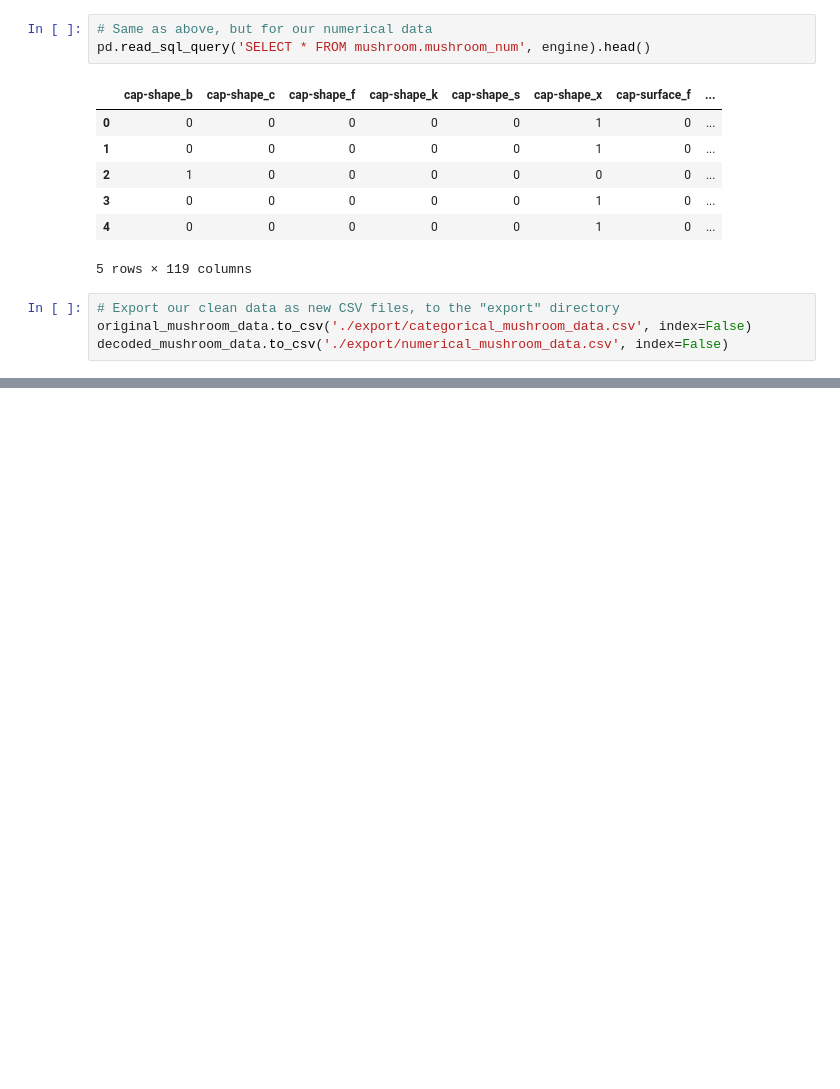
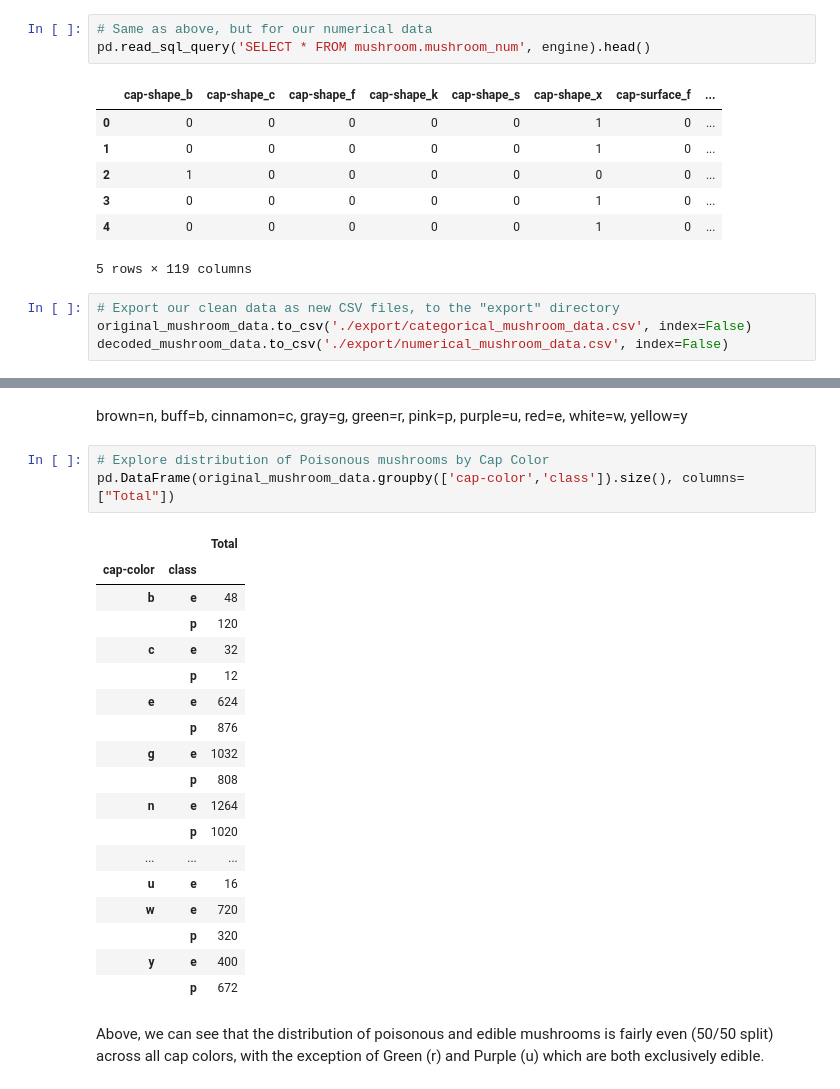
Before and after one commit to gtxsy/datamia0619, a Jupyter notebook: final-project/src/Exploration of Poisonous Mushrooms.ipynb, the cells around one changed output, grey strips where cells are left out. Cells and saved outputs as stored; diff of their text form; blank space fills up the shorter version.

```diff
--- a/final-project/src/Exploration of Poisonous Mushrooms.ipynb
+++ b/final-project/src/Exploration of Poisonous Mushrooms.ipynb
@@ -180,0 +226,26 @@ decoded_mushroom_data.to_csv('./export/numerical_mushroom_data.csv', index=False
+# %% [markdown]
+brown=n, buff=b, cinnamon=c, gray=g, green=r, pink=p, purple=u, red=e, white=w, yellow=y
+# %%
+# Explore distribution of Poisonous mushrooms by Cap Color
+pd.DataFrame(original_mushroom_data.groupby(['cap-color','class']).size(), columns=["Total"])
+# %% [output]
+|  |  | Total |
+| cap-color | class |  |
+| b | e | 48 |
+|  | p | 120 |
+| c | e | 32 |
+|  | p | 12 |
+| e | e | 624 |
+|  | p | 876 |
+| g | e | 1032 |
+|  | p | 808 |
+| n | e | 1264 |
+|  | p | 1020 |
+| ... | ... | ... |
+| u | e | 16 |
+| w | e | 720 |
+|  | p | 320 |
+| y | e | 400 |
+|  | p | 672 |
+# %% [markdown]
+Above, we can see that the distribution of poisonous and edible mushrooms is fairly even (50/50 split) across all cap colors, with the exception of Green (r) and Purple (u) which are both exclusively edible.
```
Also changed, not shown: parts of 9 cells of this notebook.
